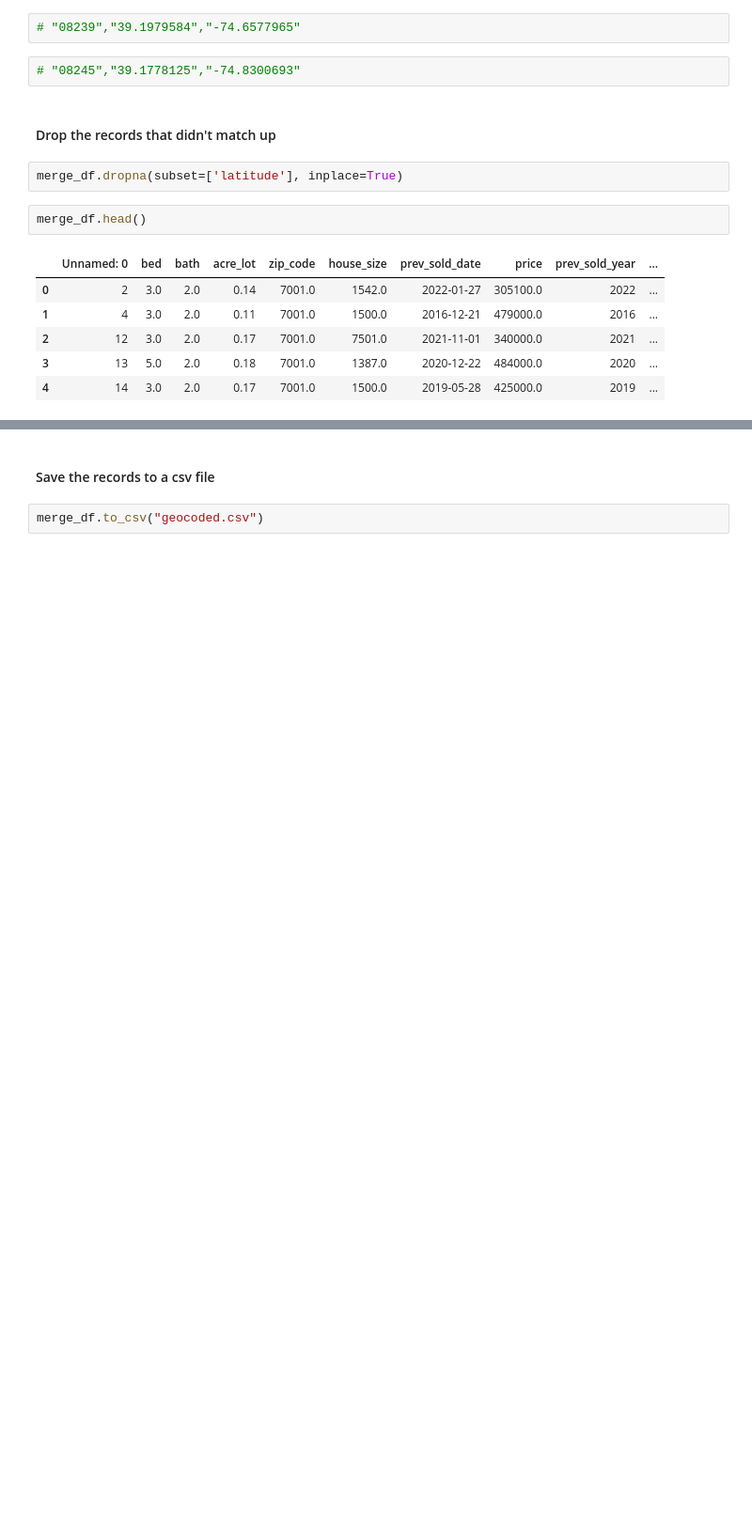
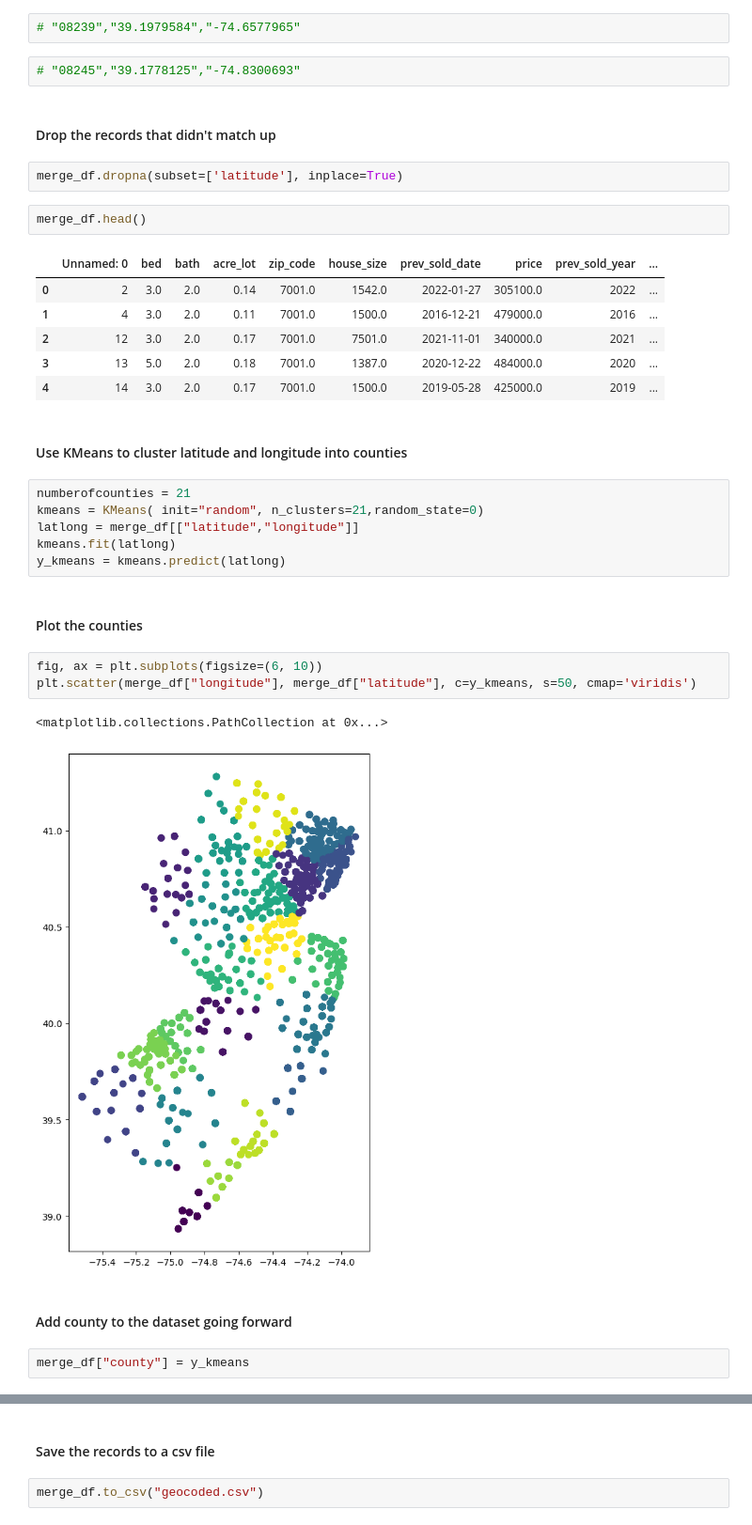
Before and after one commit to jiml-mlai-bootcamp-ucberkeley/Capstone_2, a Jupyter notebook: nj/Match Zip Code.ipynb, the cells around one changed output, grey strips where cells are left out. Shown at 94% size. Cells and saved outputs as stored; diff of their text form; blank space fills up the shorter version.

Commit message:
add county

```diff
--- a/nj/Match Zip Code.ipynb
+++ b/nj/Match Zip Code.ipynb
@@ -93,3 +96,23 @@ merge_df.head()
 | 2 | 12 | 3.0 | 2.0 | 0.17 | 7001.0 | 7501.0 | 2021-11-01 | 340000.0 | 2021 | ... |
 | 3 | 13 | 5.0 | 2.0 | 0.18 | 7001.0 | 1387.0 | 2020-12-22 | 484000.0 | 2020 | ... |
 | 4 | 14 | 3.0 | 2.0 | 0.17 | 7001.0 | 1500.0 | 2019-05-28 | 425000.0 | 2019 | ... |
+# %% [markdown]
+#### Use KMeans to cluster latitude and longitude into counties
+# %%
+numberofcounties = 21
+kmeans = KMeans( init="random", n_clusters=21,random_state=0)
+latlong = merge_df[["latitude","longitude"]]
+kmeans.fit(latlong)
+y_kmeans = kmeans.predict(latlong)
+# %% [markdown]
+#### Plot the counties
+# %%
+fig, ax = plt.subplots(figsize=(6, 10))
+plt.scatter(merge_df["longitude"], merge_df["latitude"], c=y_kmeans, s=50, cmap='viridis')
+# %% [output]
+<matplotlib.collections.PathCollection at 0x...>
+[figure, added]
+# %% [markdown]
+#### Add county to the dataset going forward
+# %%
+merge_df["county"] = y_kmeans
```
Also changed, not shown: parts of 2 cells of this notebook, 8 other files.
